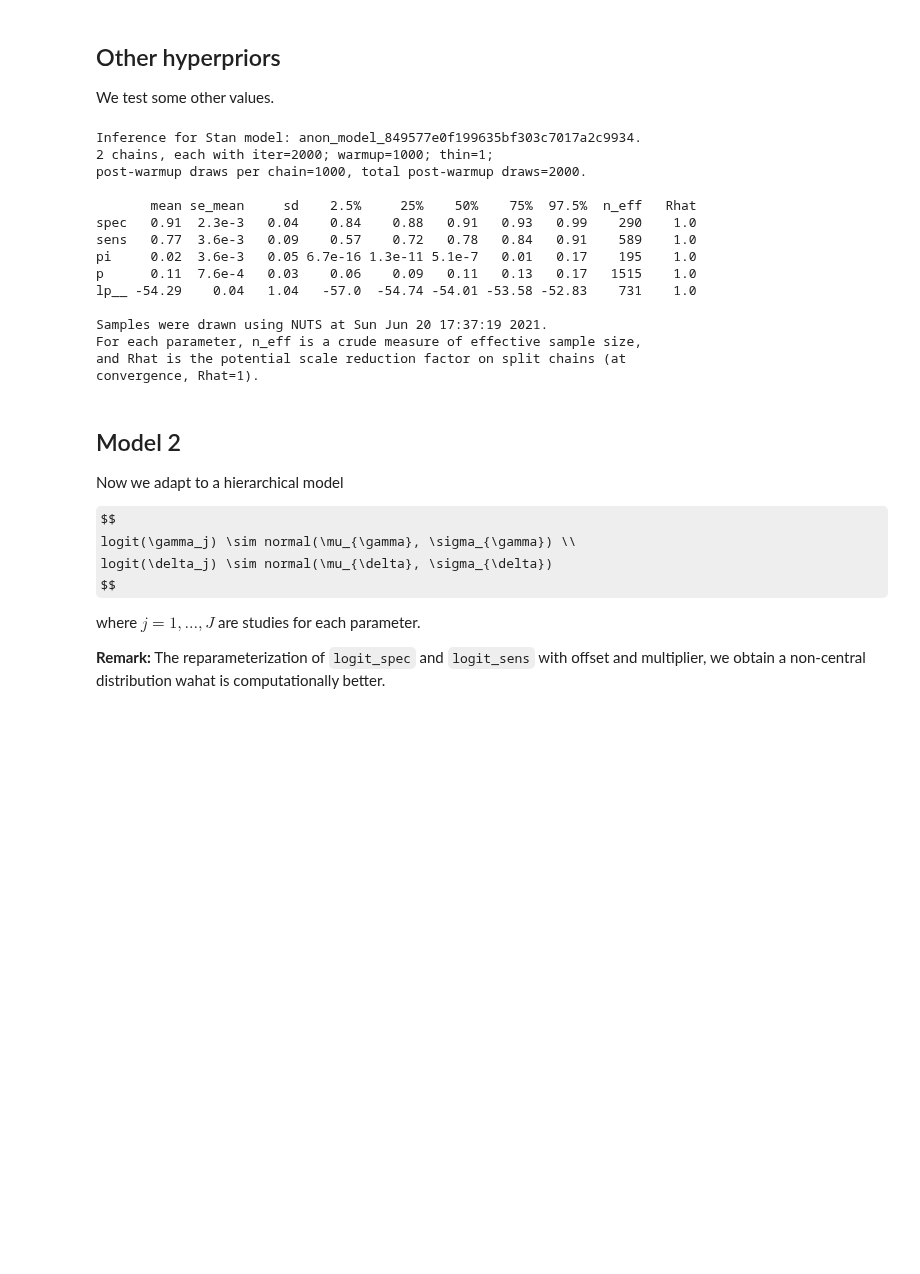
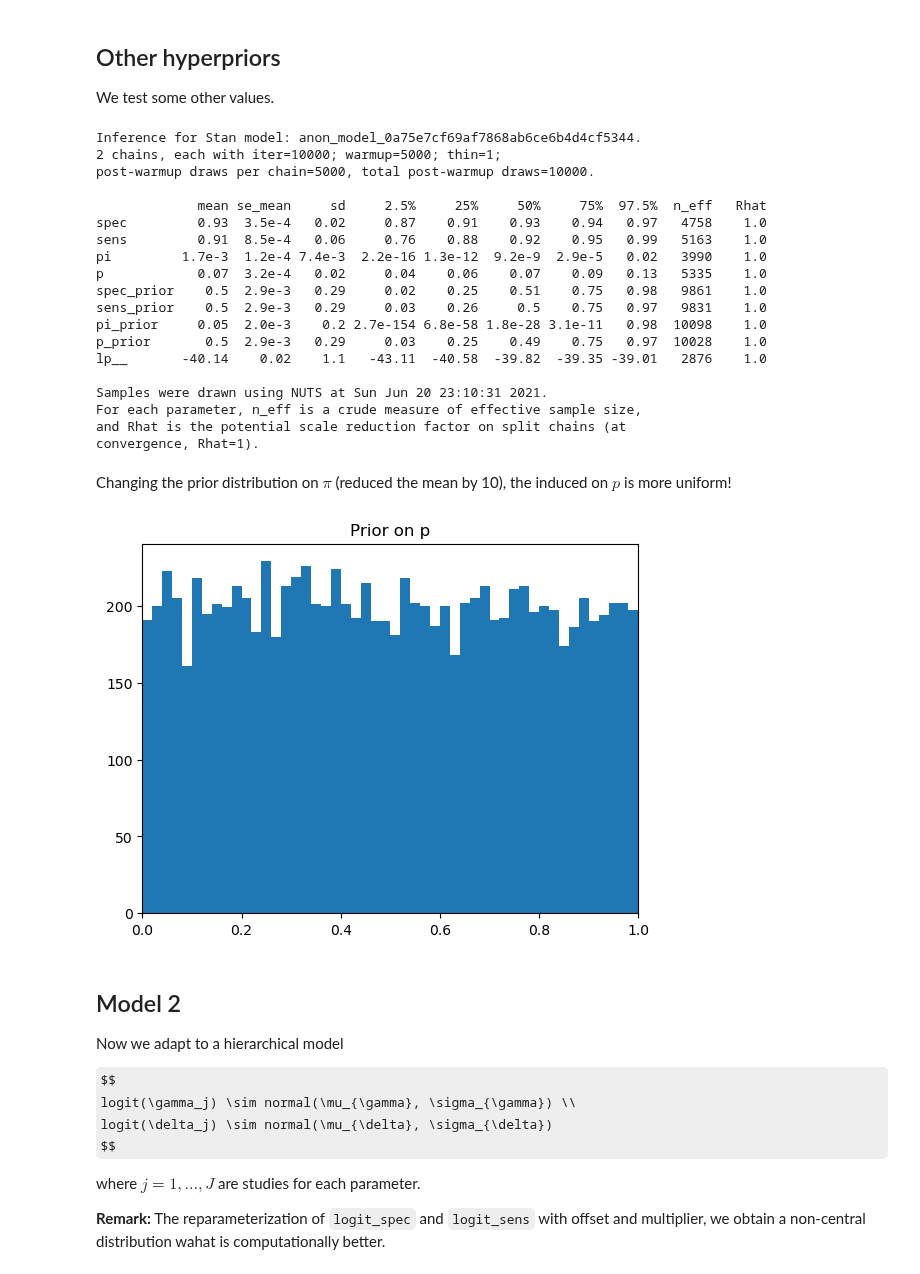
Before and after one commit to lucasmoschen/rds-bayesian-analysis-tcc, a Jupyter notebook: exercises/regression/unknown-spec-sens.ipynb, the cells around one changed output. Cells and saved outputs as stored; diff of their text form; code cells hidden in the pictures; some formulas as TeX source; blank space fills up the shorter version.

```diff
--- a/exercises/regression/unknown-spec-sens.ipynb
+++ b/exercises/regression/unknown-spec-sens.ipynb
@@ -117,24 +138,37 @@ tests_data.update({
       "beta_pi":    0.19,
 })
 
-fit = sm.sampling(data=tests_data, iter=2000, chains=2, control=dict(adapt_delta=0.95))
+fit = sm.sampling(data=tests_data, iter=10000, chains=2, control=dict(adapt_delta=0.96))
 print(fit)
 # %% [output]
-Inference for Stan model: anon_model_849577e0f199635bf303c7017a2c9934.
-2 chains, each with iter=2000; warmup=1000; thin=1;
-post-warmup draws per chain=1000, total post-warmup draws=2000.
+Inference for Stan model: anon_model_0a75e7cf69af7868ab6ce6b4d4cf5344.
+2 chains, each with iter=10000; warmup=5000; thin=1;
+post-warmup draws per chain=5000, total post-warmup draws=10000.
 
-       mean se_mean     sd    2.5%     25%    50%    75%  97.5%  n_eff   Rhat
-spec   0.91  2.3e-3   0.04    0.84    0.88   0.91   0.93   0.99    290    1.0
-sens   0.77  3.6e-3   0.09    0.57    0.72   0.78   0.84   0.91    589    1.0
-pi     0.02  3.6e-3   0.05 6.7e-16 1.3e-11 5.1e-7   0.01   0.17    195    1.0
-p      0.11  7.6e-4   0.03    0.06    0.09   0.11   0.13   0.17   1515    1.0
-lp__ -54.29    0.04   1.04   -57.0  -54.74 -54.01 -53.58 -52.83    731    1.0
+             mean se_mean     sd     2.5%     25%     50%     75%  97.5%  n_eff   Rhat
+spec         0.93  3.5e-4   0.02     0.87    0.91    0.93    0.94   0.97   4758    1.0
+sens         0.91  8.5e-4   0.06     0.76    0.88    0.92    0.95   0.99   5163    1.0
+pi         1.7e-3  1.2e-4 7.4e-3  2.2e-16 1.3e-12  9.2e-9  2.9e-5   0.02   3990    1.0
+p            0.07  3.2e-4   0.02     0.04    0.06    0.07    0.09   0.13   5335    1.0
+spec_prior    0.5  2.9e-3   0.29     0.02    0.25    0.51    0.75   0.98   9861    1.0
+sens_prior    0.5  2.9e-3   0.29     0.03    0.26     0.5    0.75   0.97   9831    1.0
+pi_prior     0.05  2.0e-3    0.2 2.7e-154 6.8e-58 1.8e-28 3.1e-11   0.98  10098    1.0
+p_prior       0.5  2.9e-3   0.29     0.03    0.25    0.49    0.75   0.97  10028    1.0
+lp__       -40.14    0.02    1.1   -43.11  -40.58  -39.82  -39.35 -39.01   2876    1.0
 
-Samples were drawn using NUTS at Sun Jun 20 17:37:19 2021.
+Samples were drawn using NUTS at Sun Jun 20 23:10:31 2021.
 For each parameter, n_eff is a crude measure of effective sample size,
 and Rhat is the potential scale reduction factor on split chains (at
 convergence, Rhat=1).
+# %% [markdown]
+Changing the prior distribution on $\pi$ (reduced the mean by 10), the induced on $p$ is more uniform!
+# %%
+plt.hist(fit.extract()['p_prior'], bins = 50)
+plt.title("Prior on p")
+plt.xlim((0,1))
+plt.show()
+# %% [output]
+[figure, added]
 # %% [markdown]
 ## Model 2
 
```
Also changed, not shown: parts of 18 cells of this notebook, 6 other files.
